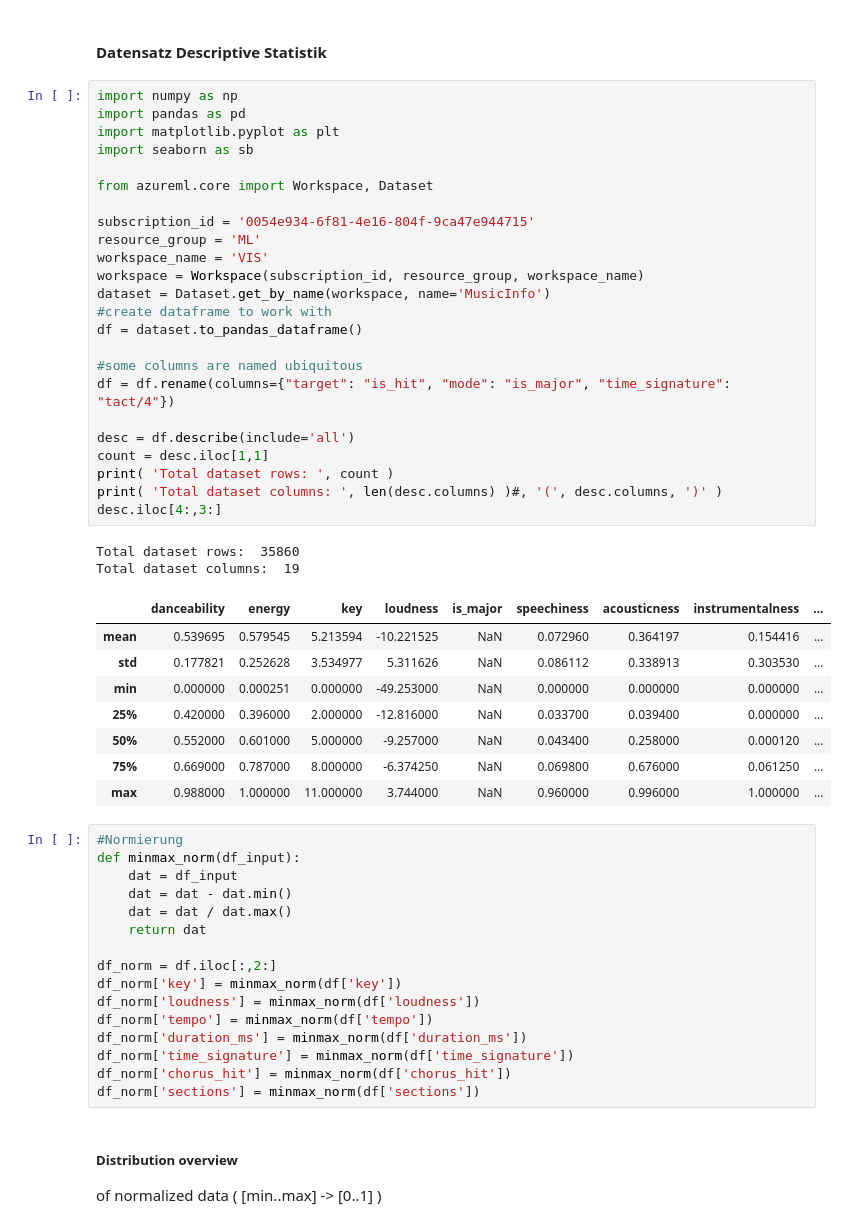
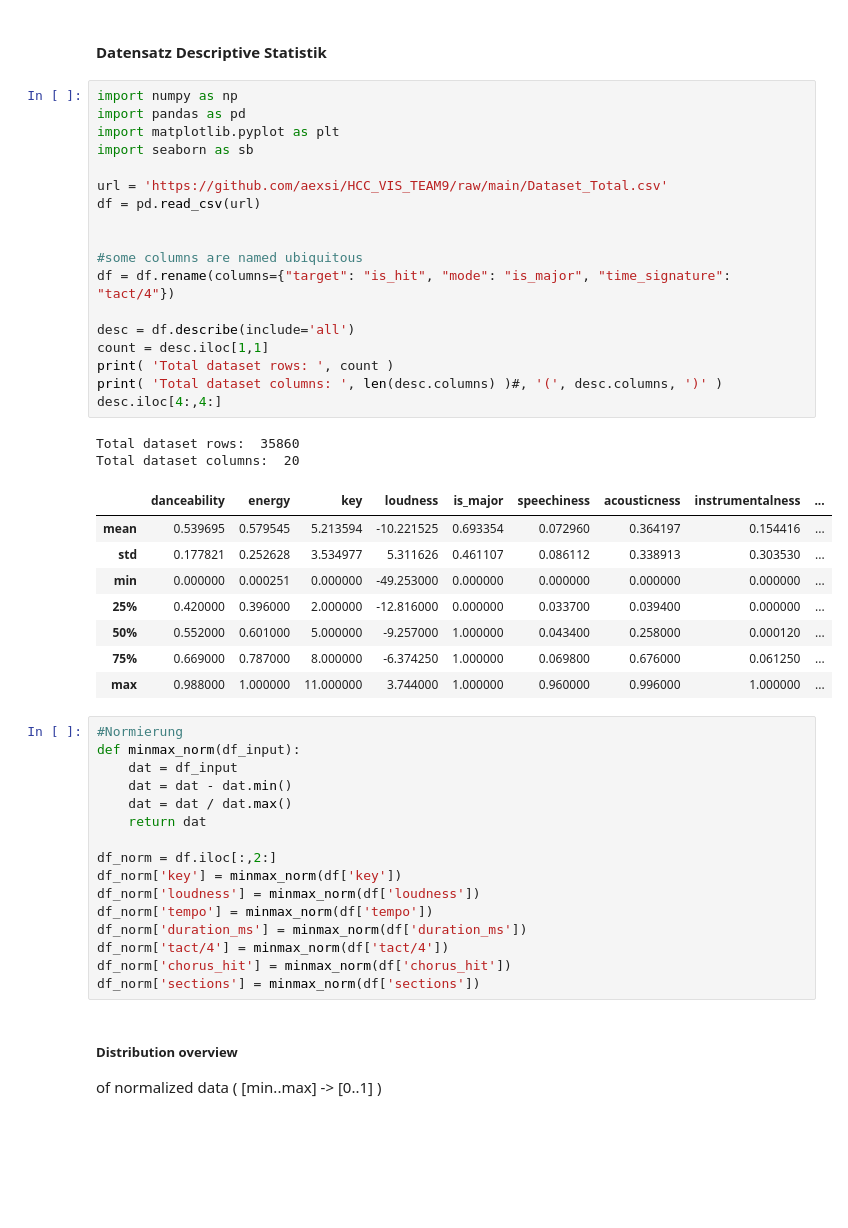
Before and after one commit to aexsi/HCC_VIS_TEAM9, a Jupyter notebook: VIS.ipynb, the cells around one changed output. Drawn from its saved outputs; the diff is of its cells as text; blank space fills up the shorter version.

```diff
--- a/VIS.ipynb
+++ b/VIS.ipynb
@@ -59,38 +59,32 @@ Datensatz ist <b>multivariant</b><br><br>
 # %%
 import numpy as np
 import pandas as pd
 import matplotlib.pyplot as plt
 import seaborn as sb
 
-from azureml.core import Workspace, Dataset
+url = 'https://github.com/aexsi/HCC_VIS_TEAM9/raw/main/Dataset_Total.csv'
+df = pd.read_csv(url)
 
-subscription_id = '0054e934-6f81-4e16-804f-9ca47e944715'
-resource_group = 'ML'
-workspace_name = 'VIS'
-workspace = Workspace(subscription_id, resource_group, workspace_name)
-dataset = Dataset.get_by_name(workspace, name='MusicInfo')
-#create dataframe to work with
-df = dataset.to_pandas_dataframe()
 
 #some columns are named ubiquitous
 df = df.rename(columns={"target": "is_hit", "mode": "is_major", "time_signature": "tact/4"})
 
 desc = df.describe(include='all')
 count = desc.iloc[1,1]
 print( 'Total dataset rows: ', count )
 print( 'Total dataset columns: ', len(desc.columns) )#, '(', desc.columns, ')' )
-desc.iloc[4:,3:]
+desc.iloc[4:,4:]
 # %% [output]
 Total dataset rows:  35860
-Total dataset columns:  19
+Total dataset columns:  20
 |  | danceability | energy | key | loudness | is_major | speechiness | acousticness | instrumentalness | ... |
-| mean | 0.539695 | 0.579545 | 5.213594 | -10.221525 | NaN | 0.072960 | 0.364197 | 0.154416 | ... |
-| std | 0.177821 | 0.252628 | 3.534977 | 5.311626 | NaN | 0.086112 | 0.338913 | 0.303530 | ... |
-| min | 0.000000 | 0.000251 | 0.000000 | -49.253000 | NaN | 0.000000 | 0.000000 | 0.000000 | ... |
-| 25% | 0.420000 | 0.396000 | 2.000000 | -12.816000 | NaN | 0.033700 | 0.039400 | 0.000000 | ... |
-| 50% | 0.552000 | 0.601000 | 5.000000 | -9.257000 | NaN | 0.043400 | 0.258000 | 0.000120 | ... |
-| 75% | 0.669000 | 0.787000 | 8.000000 | -6.374250 | NaN | 0.069800 | 0.676000 | 0.061250 | ... |
-| max | 0.988000 | 1.000000 | 11.000000 | 3.744000 | NaN | 0.960000 | 0.996000 | 1.000000 | ... |
+| mean | 0.539695 | 0.579545 | 5.213594 | -10.221525 | 0.693354 | 0.072960 | 0.364197 | 0.154416 | ... |
+| std | 0.177821 | 0.252628 | 3.534977 | 5.311626 | 0.461107 | 0.086112 | 0.338913 | 0.303530 | ... |
+| min | 0.000000 | 0.000251 | 0.000000 | -49.253000 | 0.000000 | 0.000000 | 0.000000 | 0.000000 | ... |
+| 25% | 0.420000 | 0.396000 | 2.000000 | -12.816000 | 0.000000 | 0.033700 | 0.039400 | 0.000000 | ... |
+| 50% | 0.552000 | 0.601000 | 5.000000 | -9.257000 | 1.000000 | 0.043400 | 0.258000 | 0.000120 | ... |
+| 75% | 0.669000 | 0.787000 | 8.000000 | -6.374250 | 1.000000 | 0.069800 | 0.676000 | 0.061250 | ... |
+| max | 0.988000 | 1.000000 | 11.000000 | 3.744000 | 1.000000 | 0.960000 | 0.996000 | 1.000000 | ... |
 # %%
 #Normierung
 def minmax_norm(df_input):
@@ -104,7 +98,7 @@ df_norm['key'] = minmax_norm(df['key'])
 df_norm['loudness'] = minmax_norm(df['loudness'])
 df_norm['tempo'] = minmax_norm(df['tempo'])
 df_norm['duration_ms'] = minmax_norm(df['duration_ms'])
-df_norm['time_signature'] = minmax_norm(df['time_signature'])
+df_norm['tact/4'] = minmax_norm(df['tact/4'])
 df_norm['chorus_hit'] = minmax_norm(df['chorus_hit'])
 df_norm['sections'] = minmax_norm(df['sections'])
 # %% [markdown]
```
Also changed, not shown: parts of 3 cells of this notebook.
